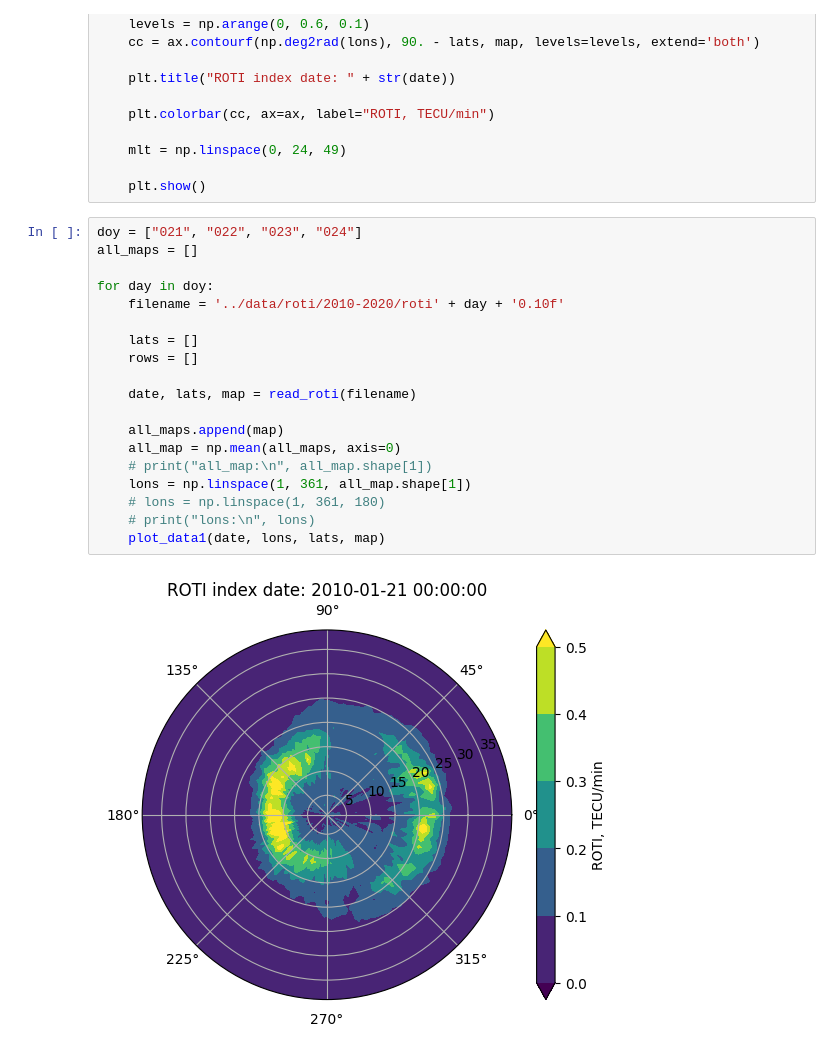
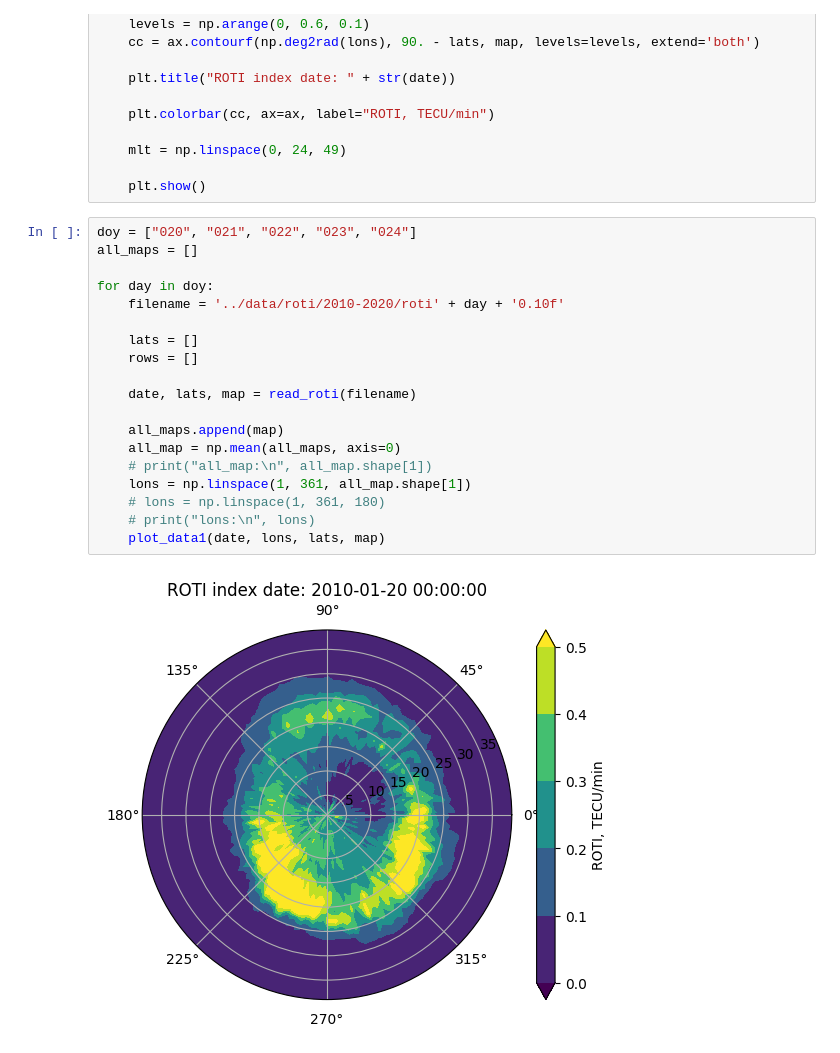
Before and after one commit to NasonovIvan/ROTI-map-prediction, a Jupyter notebook: src/roti.ipynb, the cells around one changed output. Saved outputs shown, nothing was run; the diff lists cells and outputs as text.

```diff
--- a/src/roti.ipynb
+++ b/src/roti.ipynb
@@ -49,23 +49,23 @@ def plot_data1(date, lons, lats, map):
 
     plt.show()
 # %%
-doy = ["021", "022", "023", "024"]
+doy = ["020", "021", "022", "023", "024"]
 all_maps = []
 
 for day in doy:
     filename = '../data/roti/2010-2020/roti' + day + '0.10f'
 
     lats = []
     rows = []
 
     date, lats, map = read_roti(filename)
 
     all_maps.append(map)
     all_map = np.mean(all_maps, axis=0)
     # print("all_map:\n", all_map.shape[1])
     lons = np.linspace(1, 361, all_map.shape[1])
     # lons = np.linspace(1, 361, 180)
     # print("lons:\n", lons)
     plot_data1(date, lons, lats, map)
 # %% [output]
-[figure, old version]
+[figure, new version]
```
Also changed, not shown: parts of 1 cell of this notebook, 3 other files.
